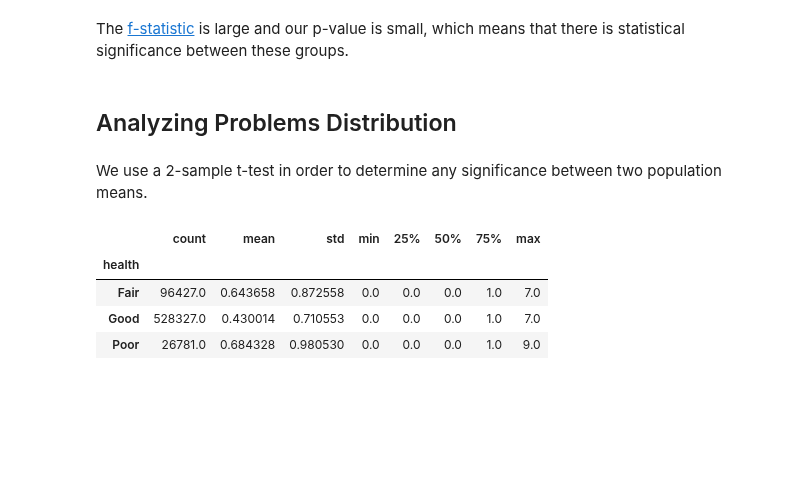
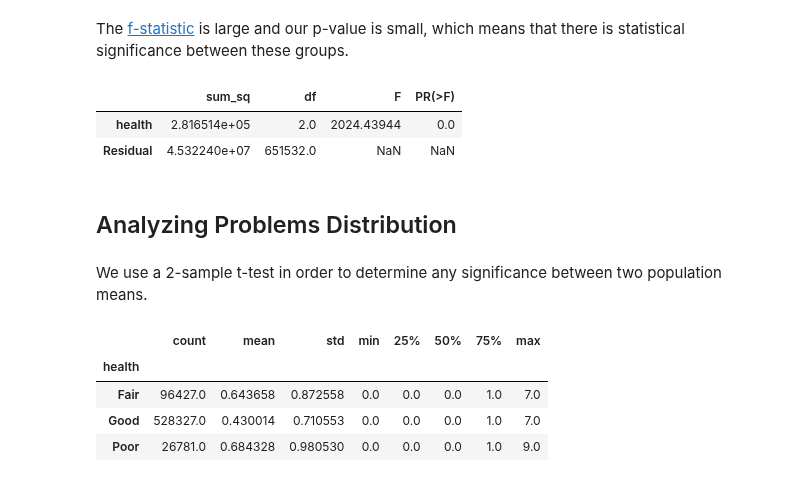
Before and after one commit to annasophiat/tree-health-census, a Jupyter notebook: tree_census_statistical_analysis.ipynb, the cells around one changed output. Saved outputs shown, nothing was run; the diff lists cells and outputs as text; code cells hidden in the pictures; blank space fills up the shorter version.

```diff
--- a/tree_census_statistical_analysis.ipynb
+++ b/tree_census_statistical_analysis.ipynb
@@ -611,5 +612,14 @@ F_onewayResult(statistic=28079249.56031906, pvalue=0.0)
 # %% [markdown]
 The [f-statistic](https://docs.scipy.org/doc/scipy/reference/generated/scipy.stats.f_oneway.html) is large and our p-value is small, which means that there is statistical significance between these groups.
+# %%
+diam_health = ols('tree_dbh ~ health', data=tree).fit()
+dh_table = sm.stats.anova_lm(diam_health, typ=2)
+
+display(dh_table)
+# %% [output]
+|  | sum_sq | df | F | PR(>F) |
+| health | 2.816514e+05 | 2.0 | 2024.43944 | 0.0 |
+| Residual | 4.532240e+07 | 651532.0 | NaN | NaN |
 # %% [markdown]
 ## Analyzing Problems Distribution
 # %% [markdown]
```
Also changed, not shown: parts of 9 cells of this notebook, 1 other file.
